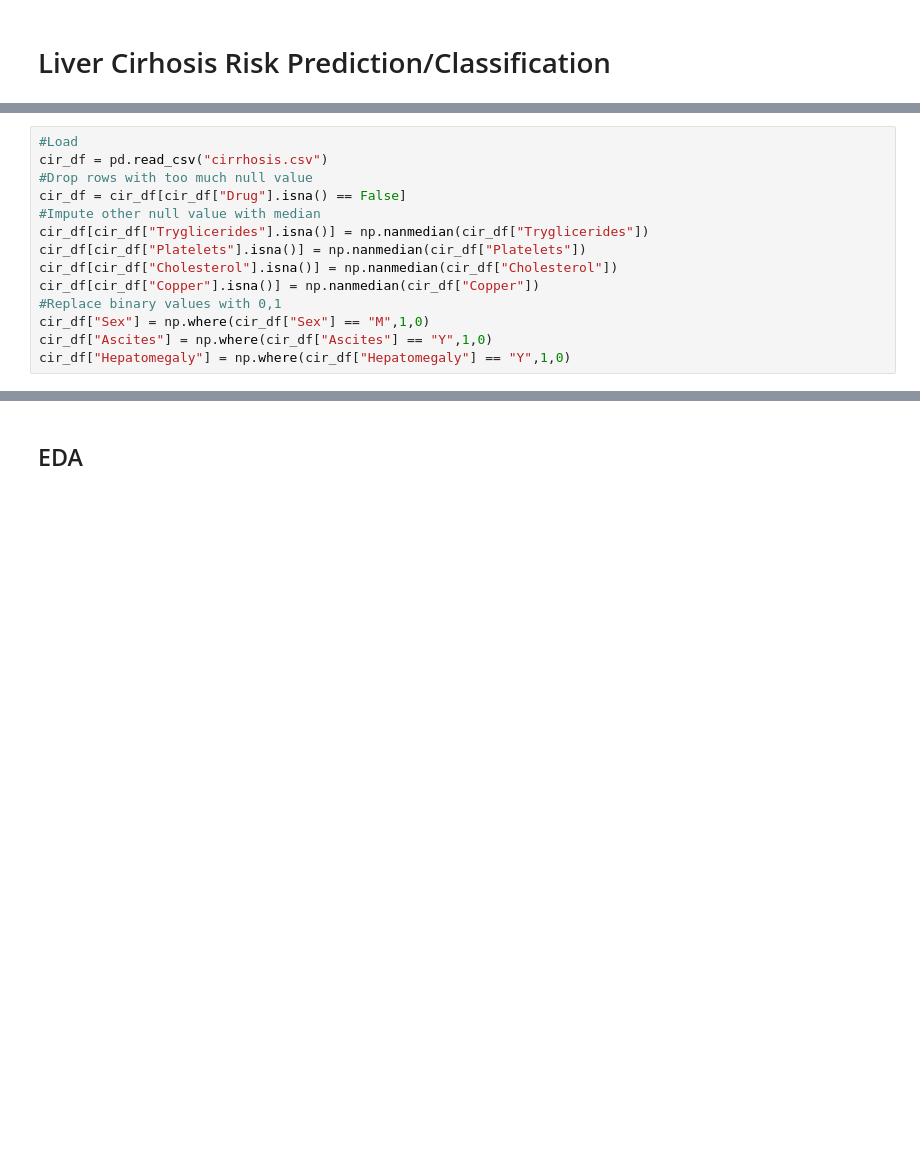
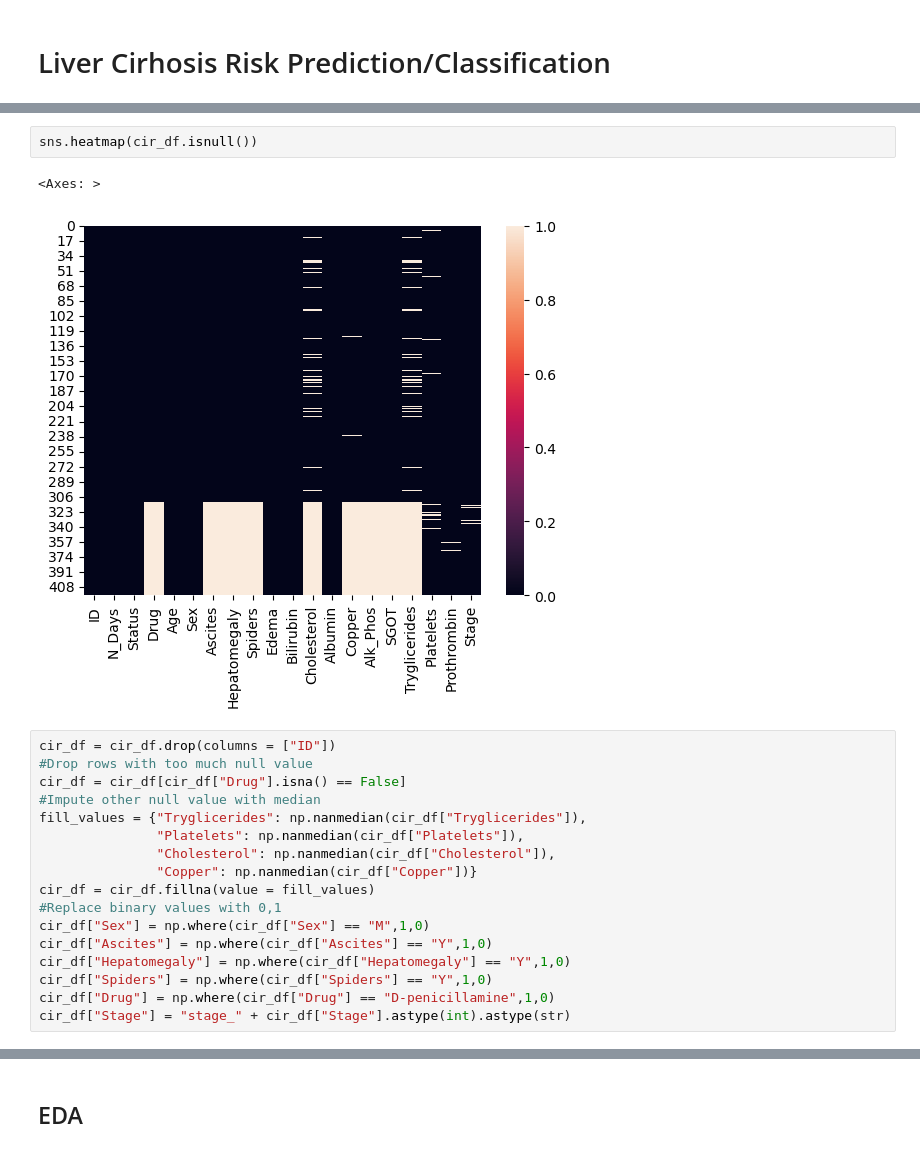
Before and after one commit to YixuanJiao04/Breast-Cancer-Classification, a Jupyter notebook: Liver-Cirhosis-Prediction.ipynb, the cells around one changed output, grey strips where cells are left out. Cells and saved outputs as stored; diff of their text form; blank space fills up the shorter version.

```diff
--- a/Liver-Cirhosis-Prediction.ipynb
+++ b/Liver-Cirhosis-Prediction.ipynb
@@ -11,14 +40,22 @@ import tensorflow as tf
+# %%
+sns.heatmap(cir_df.isnull())
+# %% [output]
+<Axes: >
+[figure, added]
 # %%
-#Load
-cir_df = pd.read_csv("cirrhosis.csv")
+cir_df = cir_df.drop(columns = ["ID"])
 #Drop rows with too much null value
 cir_df = cir_df[cir_df["Drug"].isna() == False]
 #Impute other null value with median
-cir_df[cir_df["Tryglicerides"].isna()] = np.nanmedian(cir_df["Tryglicerides"])
-cir_df[cir_df["Platelets"].isna()] = np.nanmedian(cir_df["Platelets"])
-cir_df[cir_df["Cholesterol"].isna()] = np.nanmedian(cir_df["Cholesterol"])
-cir_df[cir_df["Copper"].isna()] = np.nanmedian(cir_df["Copper"])
+fill_values = {"Tryglicerides": np.nanmedian(cir_df["Tryglicerides"]),
+               "Platelets": np.nanmedian(cir_df["Platelets"]),
+               "Cholesterol": np.nanmedian(cir_df["Cholesterol"]),
+               "Copper": np.nanmedian(cir_df["Copper"])}
+cir_df = cir_df.fillna(value = fill_values)
 #Replace binary values with 0,1
 cir_df["Sex"] = np.where(cir_df["Sex"] == "M",1,0)
 cir_df["Ascites"] = np.where(cir_df["Ascites"] == "Y",1,0)
 cir_df["Hepatomegaly"] = np.where(cir_df["Hepatomegaly"] == "Y",1,0)
+cir_df["Spiders"] = np.where(cir_df["Spiders"] == "Y",1,0)
+cir_df["Drug"] = np.where(cir_df["Drug"] == "D-penicillamine",1,0)
+cir_df["Stage"] = "stage_" + cir_df["Stage"].astype(int).astype(str)
```
Also changed, not shown: parts of 28 cells of this notebook.
